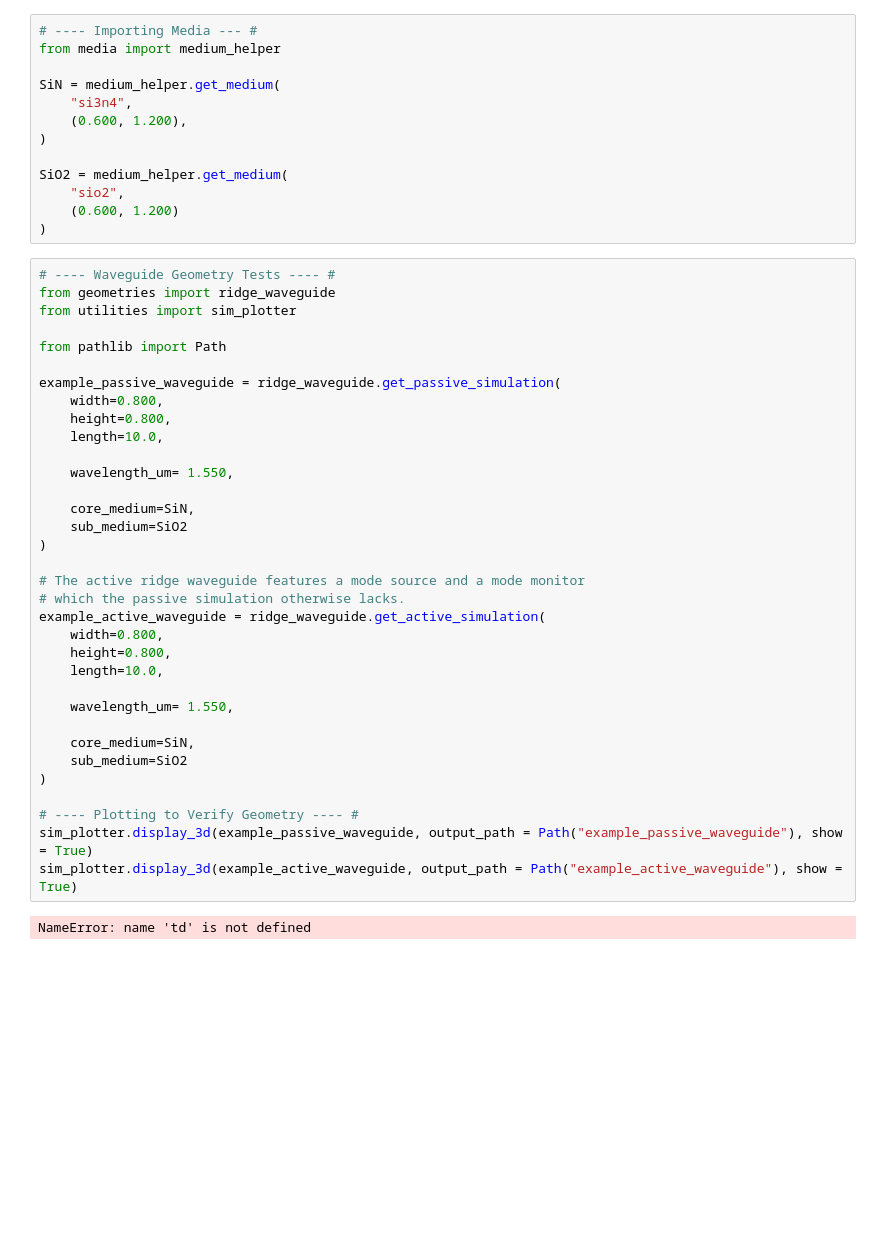
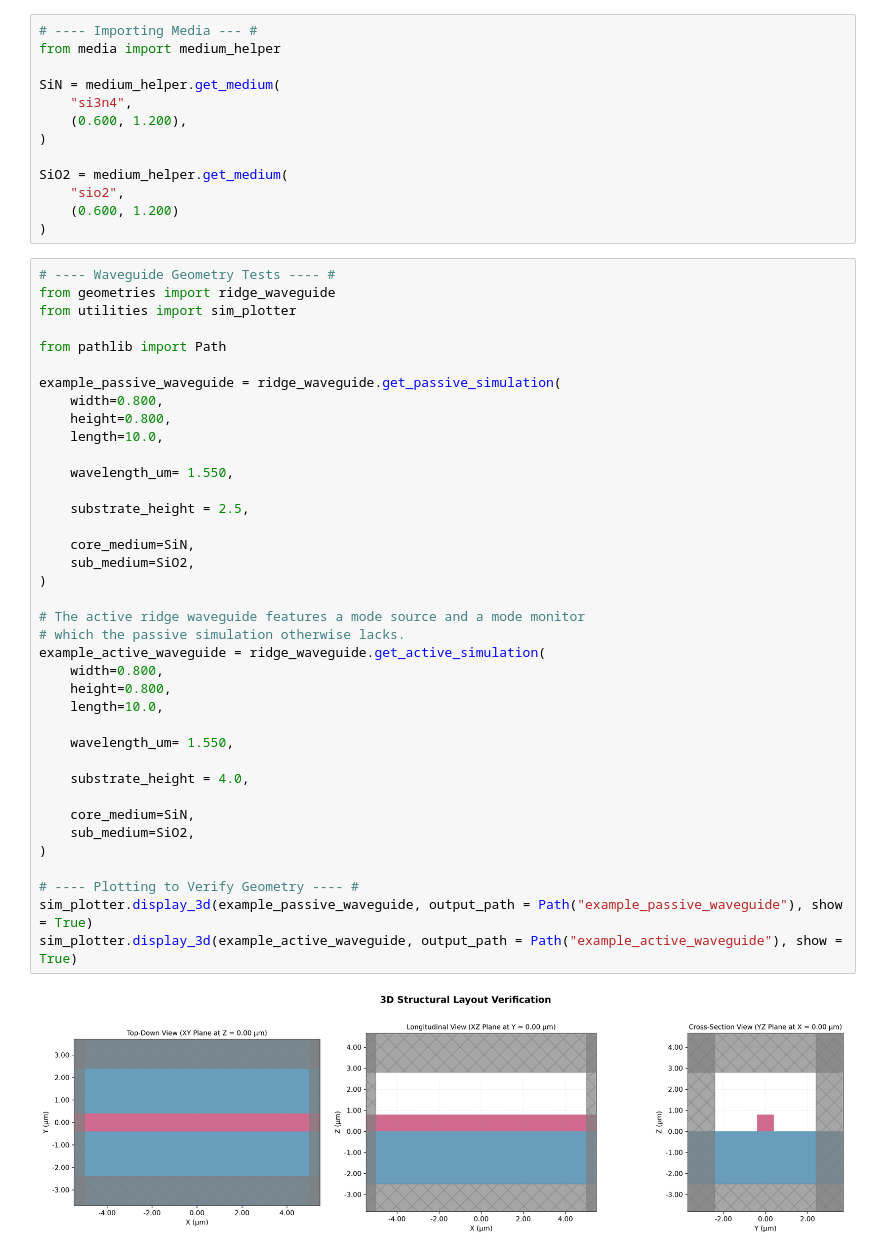
Before and after one commit to loqm/tarang, a Jupyter notebook: example.ipynb, the cells around one changed output. Drawn from its saved outputs; the diff is of its cells as text; blank space fills up the shorter version.

Commit message:
Added user-controlled substrate height to ridge waveguide geometry and pipeline.

```diff
--- a/example.ipynb
+++ b/example.ipynb
@@ -17,33 +17,37 @@ from geometries import ridge_waveguide
 from utilities import sim_plotter
 
 from pathlib import Path
 
 example_passive_waveguide = ridge_waveguide.get_passive_simulation(
     width=0.800,
     height=0.800,
     length=10.0,
 
     wavelength_um= 1.550,
 
+    substrate_height = 2.5,
+
     core_medium=SiN,
-    sub_medium=SiO2
+    sub_medium=SiO2,
 )
 
 # The active ridge waveguide features a mode source and a mode monitor
 # which the passive simulation otherwise lacks.
 example_active_waveguide = ridge_waveguide.get_active_simulation(
     width=0.800,
     height=0.800,
     length=10.0,
 
     wavelength_um= 1.550,
 
+    substrate_height = 4.0,
+
     core_medium=SiN,
-    sub_medium=SiO2
+    sub_medium=SiO2,
 )
 
 # ---- Plotting to Verify Geometry ---- #
 sim_plotter.display_3d(example_passive_waveguide, output_path = Path("example_passive_waveguide"), show = True)
 sim_plotter.display_3d(example_active_waveguide, output_path = Path("example_active_waveguide"), show = True)
 # %% [output]
-NameError: name 'td' is not defined
+[figure, added]
```
Also changed, not shown: parts of 4 cells of this notebook, 4 other files.
